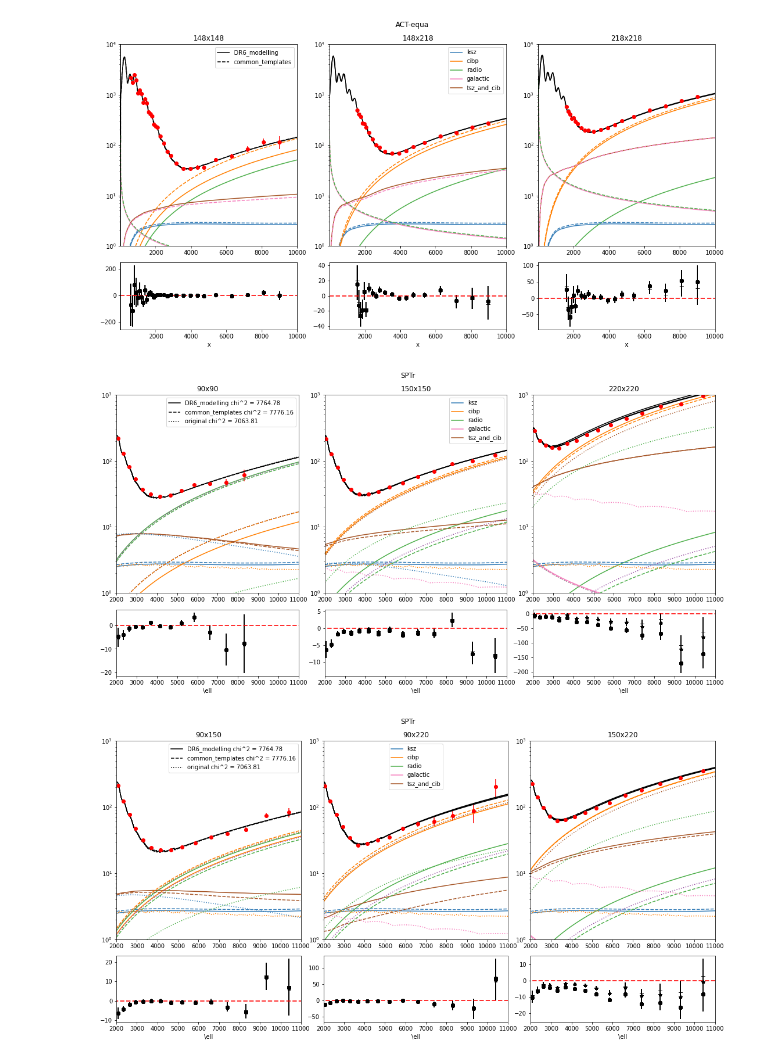
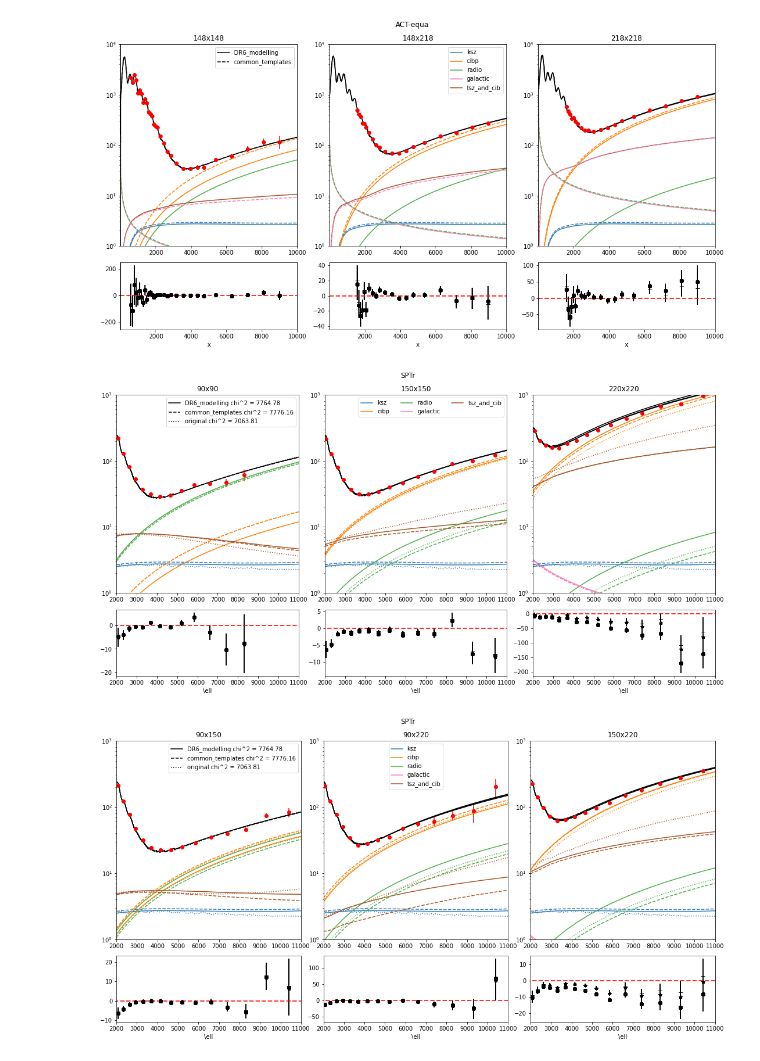
Before and after one commit to beringueb/DR6_fgmodels, a Jupyter notebook: notebooks/Residuals.ipynb, the cells around one changed output. Cells and saved outputs as stored; diff of their text form; code cells hidden in the pictures.

```diff
--- a/notebooks/Residuals.ipynb
+++ b/notebooks/Residuals.ipynb
@@ -150,6 +150,9 @@ def get_dls_obs_highL(directory, chain):
             for m in my_mflike.spec_meta:
                 if m["t1"][:4] == exp and m["t2"][:4] == exp:
                     DlsObs_contribution[cl,m["t1"], m["t2"], component] = fg_dict[cl, component, m["t1"],m["t2"]]
+                    if exp == "sptr" and 'original' in directory:
+                        DlsObs_contribution[cl,m["t1"], m["t2"], "tsz_and_cib"] = fg_dict[cl, 'tsz', m["t1"],m["t2"]] + fg_dict[cl, 'cibc_1H', m["t1"],m["t2"]]+ fg_dict[cl, 'cibc_2H', m["t1"],m["t2"]] + fg_dict[cl, 'tszxcib_spt', m["t1"],m["t2"]]
+
     return my_mflike.l_bpws, DlsObs,DlsObs_contribution, component_list, leff, DlsObs_window, chi_sqr
 
 def get_dls_params(directory, params):
@@ -435,11 +438,13 @@ chain_list = ["MBAC_reichardt_plik_fixedcosmo", "MBAC_reichardt_plik_fixedcosmo"
 for i_model in range(len(directory_list)):
     label = directory_list[i_model].split('/')[0]
     ell, DlsObs,cmp,cmp_list,leff, DlsObs_window, chi = get_dls_obs_highL(directory_list[i_model], chain_list[i_model])
+    if i_model == 0 :
+        cmp_list_freeze = cmp_list
     axs[0, 0].plot(ell, DlsObs["tt", "sptr_90", "sptr_90"], ls=linestyle[i_model], c='k', label=label+" chi^2 = {:.2f}".format(chi))
     axs[0, 1].plot(ell, DlsObs["tt", "sptr_150", "sptr_150"], c='k')
     axs[0, 2].plot(ell, DlsObs["tt", "sptr_220", "sptr_220"], c='k')
 
-    for j_c, c in enumerate(cmp_list['sptr', 'tt']):
+    for j_c, c in enumerate(cmp_list_freeze['sptr', 'tt']):
         axs[0, 0].plot(ell, cmp["tt", "sptr_90", "sptr_90", c], ls=linestyle[i_model], c=col[j_c])
         if i_model==0:
             axs[0, 1].plot(ell, cmp["tt", "sptr_150", "sptr_150", c], ls=linestyle[i_model], c=col[j_c], label=c)
@@ -452,35 +457,35 @@ for i_model in range(len(directory_list)):
         axs[1, 1].errorbar(ells_spt[3], dls_spt[3] - DlsObs_window["tt", "sptr_150", "sptr_150"], yerr=err_spt[3], fmt=fmt_list[i_model], c='k')
         axs[1, 2].errorbar(ells_spt[5], dls_spt[5] - DlsObs_window["tt", "sptr_220", "sptr_220"], yerr=err_spt[5], fmt=fmt_list[i_model], c='k')
 
 
 # Add titles and labels
 axs[0,0].legend()
-axs[0,1].legend()
+axs[0,1].legend(ncol=len(directory_list))
 for i in range(3):
 #     axs[0, i].set_title(f'Data {i+1}')
 #     axs[1, i].set_title(f'Residuals {i+1}')
     axs[1, i].set_xlabel('\ell')
     axs[0, i].set_yscale('log')
     axs[1, i].plot([0,11000],[0,0], lw=2, ls = 'dashed', c='r', alpha=.8)
     axs[0, i].set_ylim(1, 1e3)
     axs[0, i].set_xlim(2000, 11000)
 #     axs[0, i].set_ylim(-, 1e4)
     axs[1, i].set_xlim(2000, 11000)
 axs[0,0].set_title(f"{freqs_spt[0]}")
 axs[0,1].set_title(f"{freqs_spt[3]}")
 axs[0,2].set_title(f"{freqs_spt[5]}")
 
 plt.suptitle("SPTr")
 
 # Adjust layout
 plt.tight_layout()
 # plt.savefig(os.path.join("/Users/benjaminberingue/Documents/Research/ACT/project/0223_mflike-highL/DR6_fgmodels/figures",
 #             "residuals_sptr1.png"))
 
 # Show the plot
 plt.show()
 # %% [output]
-[figure, old version]
+[figure, new version]
 # %%
 ### SPT-Reichardt
 
@@ -500,11 +505,13 @@ chain_list = ["MBAC_reichardt_plik_fixedcosmo", "MBAC_reichardt_plik_fixedcosmo"
 for i_model in range(len(directory_list)):
     label = directory_list[i_model].split('/')[0]
     ell, DlsObs,cmp,cmp_list,leff, DlsObs_window, chi = get_dls_obs_highL(directory_list[i_model], chain_list[i_model])
+    if i_model == 0 :
+        cmp_list_freeze = cmp_list
     axs[0, 0].plot(ell, DlsObs["tt", "sptr_90", "sptr_150"], ls=linestyle[i_model], c='k', label=label+" chi^2 = {:.2f}".format(chi))
     axs[0, 1].plot(ell, DlsObs["tt", "sptr_90", "sptr_220"], c='k')
     axs[0, 2].plot(ell, DlsObs["tt", "sptr_150", "sptr_220"], c='k')
 
-    for j_c, c in enumerate(cmp_list['sptr', 'tt']):
+    for j_c, c in enumerate(cmp_list_freeze['sptr', 'tt']):
         axs[0, 0].plot(ell, cmp["tt", "sptr_90", "sptr_150", c], ls=linestyle[i_model], c=col[j_c])
         if i_model==0:
             axs[0, 1].plot(ell, cmp["tt", "sptr_90", "sptr_220", c], ls=linestyle[i_model], c=col[j_c], label=c)
@@ -545,7 +552,7 @@ plt.tight_layout()
 # Show the plot
 plt.show()
 # %% [output]
-[figure, old version]
+[figure, new version]
 # %%
 plt.figure()
 ells_sptr, dls_sptr, err_sptr = read_spt_bandpower_reichardt()
```
Also changed, not shown: 3 other files.
